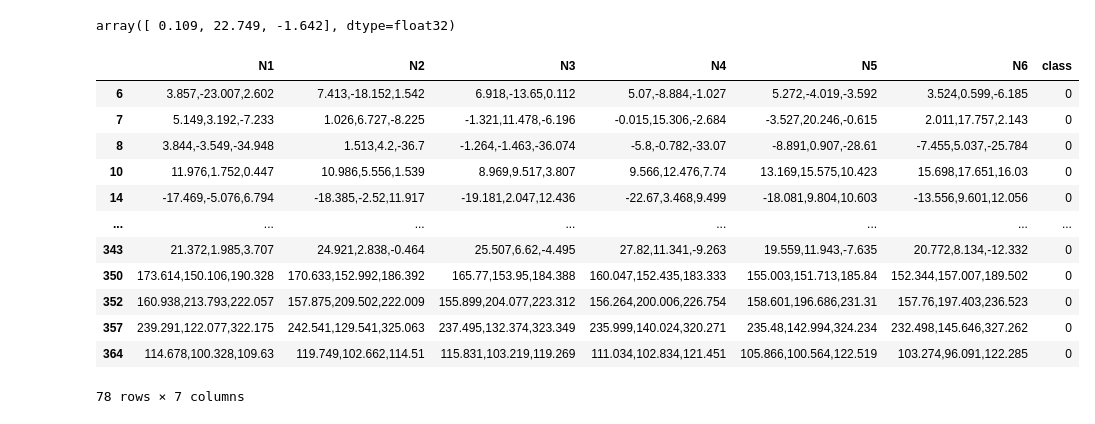
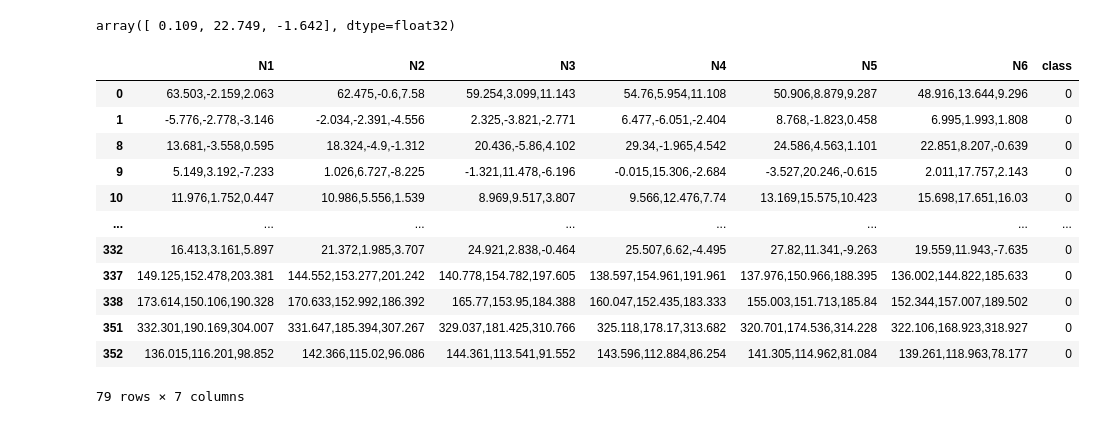
Before and after one commit to marcelbioinf/master_thesis, a Jupyter notebook: data_extravion_notebook.ipynb, the cells around one changed output. Cells and saved outputs as stored; diff of their text form; code cells hidden in the pictures.

```diff
--- a/data_extravion_notebook.ipynb
+++ b/data_extravion_notebook.ipynb
@@ -747,6 +898,14 @@ for column in loops_database.columns:
 
 loops_database['class'] = 0
 loops_database.to_csv("loops_database_C1'.csv")
+# %%
+loops_database_v22 = loops_databse_v2.drop('id', axis=1)
+
+for column in loops_database_v22.columns:
+    loops_database_v22[column] = loops_database_v22[column].apply(lambda x: ','.join(map(str,np.array(x).flatten())))
+
+loops_database_v22['class'] = 0
+loops_database_v22.to_csv("./modified_coord/loops_C1'.csv")
 # %%
 with open("loops_database_C1'_seqs.csv", 'w', newline='') as f:
 
@@ -831,6 +990,8 @@ ends_complete
  ['7PLA', 'B', [1, 2, 3, 4, 5, 6]]]
 # %%
 ends_databse, ends_seqs = get_atom_coordinates_hairpins(ends_complete, "C1'", ends)
+# %%
+ends_databse, ends_seqs = get_atom_coordinates_hairpins(ends_complete, "C1'", ends)
 # %%
 print(ends_databse.shape)
 ends_databse
@@ -895,3 +1056,11 @@ ends_database
 | 77 | 164.77,178.335,189.404 | 164.417,182.728,192.436 | 166.902,185.515,196.259 | 165.444,192.405,192.956 | 165.06,198.641,194.008 | 167.531,201.841,196.789 | 0 |
 | 78 | 184.895,203.984,213.452 | 186.31,200.404,208.491 | 186.839,204.416,202.037 | 189.291,205.85,194.739 | 191.048,199.873,195.769 | 193.546,193.734,191.393 | 0 |
 | 79 | 153.122,152.583,216.076 | 155.923,153.343,211.655 | 154.035,153.877,207.172 | 156.879,158.353,200.304 | 151.704,164.055,206.115 | 159.202,166.384,210.088 | 0 |
+# %%
+ends_database = ends_databse.drop('id', axis=1)
+for column in ends_database.columns:
+    ends_database[column] = ends_database[column].apply(lambda x: ','.join(map(str,np.array(x).flatten())))
+
+ends_database['class'] = 0
+ends_database.to_csv("./modified_coord/ends_C1'.csv")
+ends_database
@@ -1016,5 +1203,7 @@ mix_complete
 # %%
 mix_databse, mix_sequences = get_atom_coordinates_hairpins(mix_complete, "C1'", mixs)
+# %%
+mix_databse_normal, mix_sequences_normal = get_atom_coordinates_hairpins(mix_complete, "C1'", mixs)
 # %%
 mix_databse
 # %% [output]
@@ -1087,24 +1309,24 @@ at.get_coord()
 <Residue C het=  resseq=14 icode= >
 array([ 0.109, 22.749, -1.642], dtype=float32)
 # %%
-mix_database = mix_databse.drop('id', axis=1)
+mix_database = mix_databse_normal.drop('id', axis=1)
 for column in mix_database.columns:
     mix_database[column] = mix_database[column].apply(lambda x: ','.join(map(str, x)))
 
 mix_database['class'] = 0
 mix_database.to_csv("mix_database_C1_v2'.csv")
 mix_database
 # %% [output]
 |  | N1 | N2 | N3 | N4 | N5 | N6 | class |
-| 6 | 3.857,-23.007,2.602 | 7.413,-18.152,1.542 | 6.918,-13.65,0.112 | 5.07,-8.884,-1.027 | 5.272,-4.019,-3.592 | 3.524,0.599,-6.185 | 0 |
-| 7 | 5.149,3.192,-7.233 | 1.026,6.727,-8.225 | -1.321,11.478,-6.196 | -0.015,15.306,-2.684 | -3.527,20.246,-0.615 | 2.011,17.757,2.143 | 0 |
-| 8 | 3.844,-3.549,-34.948 | 1.513,4.2,-36.7 | -1.264,-1.463,-36.074 | -5.8,-0.782,-33.07 | -8.891,0.907,-28.61 | -7.455,5.037,-25.784 | 0 |
+| 0 | 63.503,-2.159,2.063 | 62.475,-0.6,7.58 | 59.254,3.099,11.143 | 54.76,5.954,11.108 | 50.906,8.879,9.287 | 48.916,13.644,9.296 | 0 |
+| 1 | -5.776,-2.778,-3.146 | -2.034,-2.391,-4.556 | 2.325,-3.821,-2.771 | 6.477,-6.051,-2.404 | 8.768,-1.823,0.458 | 6.995,1.993,1.808 | 0 |
+| 8 | 13.681,-3.558,0.595 | 18.324,-4.9,-1.312 | 20.436,-5.86,4.102 | 29.34,-1.965,4.542 | 24.586,4.563,1.101 | 22.851,8.207,-0.639 | 0 |
+| 9 | 5.149,3.192,-7.233 | 1.026,6.727,-8.225 | -1.321,11.478,-6.196 | -0.015,15.306,-2.684 | -3.527,20.246,-0.615 | 2.011,17.757,2.143 | 0 |
 | 10 | 11.976,1.752,0.447 | 10.986,5.556,1.539 | 8.969,9.517,3.807 | 9.566,12.476,7.74 | 13.169,15.575,10.423 | 15.698,17.651,16.03 | 0 |
-| 14 | -17.469,-5.076,6.794 | -18.385,-2.52,11.917 | -19.181,2.047,12.436 | -22.67,3.468,9.499 | -18.081,9.804,10.603 | -13.556,9.601,12.056 | 0 |
 | ... | ... | ... | ... | ... | ... | ... | ... |
-| 343 | 21.372,1.985,3.707 | 24.921,2.838,-0.464 | 25.507,6.62,-4.495 | 27.82,11.341,-9.263 | 19.559,11.943,-7.635 | 20.772,8.134,-12.332 | 0 |
-| 350 | 173.614,150.106,190.328 | 170.633,152.992,186.392 | 165.77,153.95,184.388 | 160.047,152.435,183.333 | 155.003,151.713,185.84 | 152.344,157.007,189.502 | 0 |
-| 352 | 160.938,213.793,222.057 | 157.875,209.502,222.009 | 155.899,204.077,223.312 | 156.264,200.006,226.754 | 158.601,196.686,231.31 | 157.76,197.403,236.523 | 0 |
-| 357 | 239.291,122.077,322.175 | 242.541,129.541,325.063 | 237.495,132.374,323.349 | 235.999,140.024,320.271 | 235.48,142.994,324.234 | 232.498,145.646,327.262 | 0 |
-| 364 | 114.678,100.328,109.63 | 119.749,102.662,114.51 | 115.831,103.219,119.269 | 111.034,102.834,121.451 | 105.866,100.564,122.519 | 103.274,96.091,122.285 | 0 |
+| 332 | 16.413,3.161,5.897 | 21.372,1.985,3.707 | 24.921,2.838,-0.464 | 25.507,6.62,-4.495 | 27.82,11.341,-9.263 | 19.559,11.943,-7.635 | 0 |
+| 337 | 149.125,152.478,203.381 | 144.552,153.277,201.242 | 140.778,154.782,197.605 | 138.597,154.961,191.961 | 137.976,150.966,188.395 | 136.002,144.822,185.633 | 0 |
+| 338 | 173.614,150.106,190.328 | 170.633,152.992,186.392 | 165.77,153.95,184.388 | 160.047,152.435,183.333 | 155.003,151.713,185.84 | 152.344,157.007,189.502 | 0 |
+| 351 | 332.301,190.169,304.007 | 331.647,185.394,307.267 | 329.037,181.425,310.766 | 325.118,178.17,313.682 | 320.701,174.536,314.228 | 322.106,168.923,318.927 | 0 |
+| 352 | 136.015,116.201,98.852 | 142.366,115.02,96.086 | 144.361,113.541,91.552 | 143.596,112.884,86.254 | 141.305,114.962,81.084 | 139.261,118.963,78.177 | 0 |
-78 rows × 7 columns
+79 rows × 7 columns
```
Also changed, not shown: parts of 47 cells of this notebook, 42 other files.
